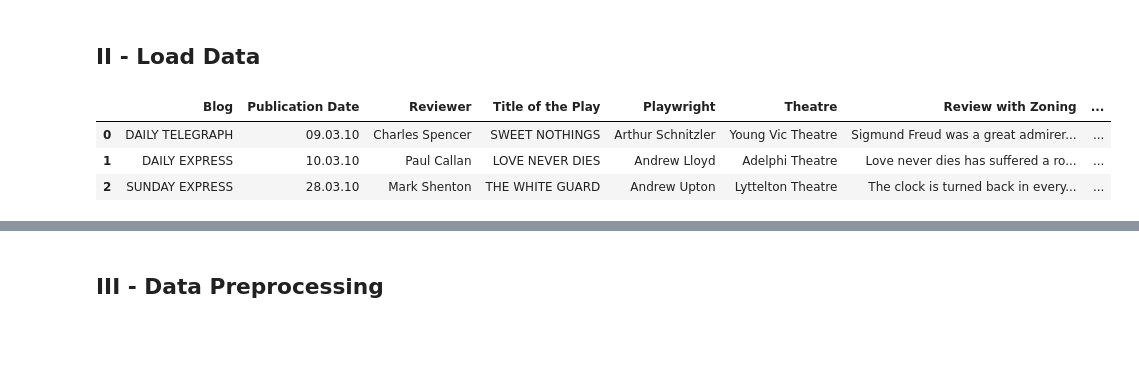
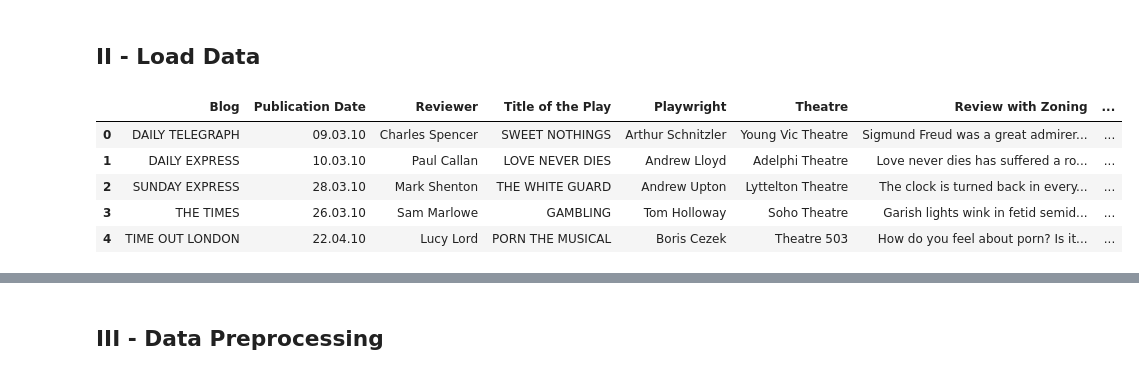
Before and after one commit to MyleneM/ML_Project, a Jupyter notebook: 06 Zoning/Models/prepare_data_part1.ipynb, the cells around one changed output, grey strips where cells are left out. Cells and saved outputs as stored; diff of their text form; code cells hidden in the pictures; blank space fills up the shorter version.

```diff
--- a/06 Zoning/Models/zoning_svm_v1.ipynb
+++ b/06 Zoning/Models/prepare_data_part1.ipynb
@@ -91,9 +44,11 @@ pd.set_option('display.max_rows', None)
 ## II - Load Data <a class="anchor" id="2-bullet"></a>
 # %%
 df = pd.read_excel("zoning.xlsx")
-df.head(3)
+df.head(5)
 # %% [output]
 |  | Blog | Publication Date | Reviewer | Title of the Play | Playwright | Theatre | Review with Zoning | ... |
 | 0 | DAILY TELEGRAPH | 09.03.10 | Charles Spencer | SWEET NOTHINGS | Arthur Schnitzler | Young Vic Theatre | Sigmund Freud was a great admirer... | ... |
 | 1 | DAILY EXPRESS | 10.03.10 | Paul Callan | LOVE NEVER DIES | Andrew Lloyd | Adelphi Theatre | Love never dies has suffered a ro... | ... |
 | 2 | SUNDAY EXPRESS | 28.03.10 | Mark Shenton | THE WHITE GUARD | Andrew Upton | Lyttelton Theatre | The clock is turned back in every... | ... |
+| 3 | THE TIMES | 26.03.10 | Sam Marlowe | GAMBLING | Tom Holloway | Soho Theatre | Garish lights wink in fetid semid... | ... |
+| 4 | TIME OUT LONDON | 22.04.10 | Lucy Lord | PORN THE MUSICAL | Boris Cezek | Theatre 503 | How do you feel about porn? Is it... | ... |
```
Also changed, not shown: parts of 67 cells of this notebook, 7 other files.
